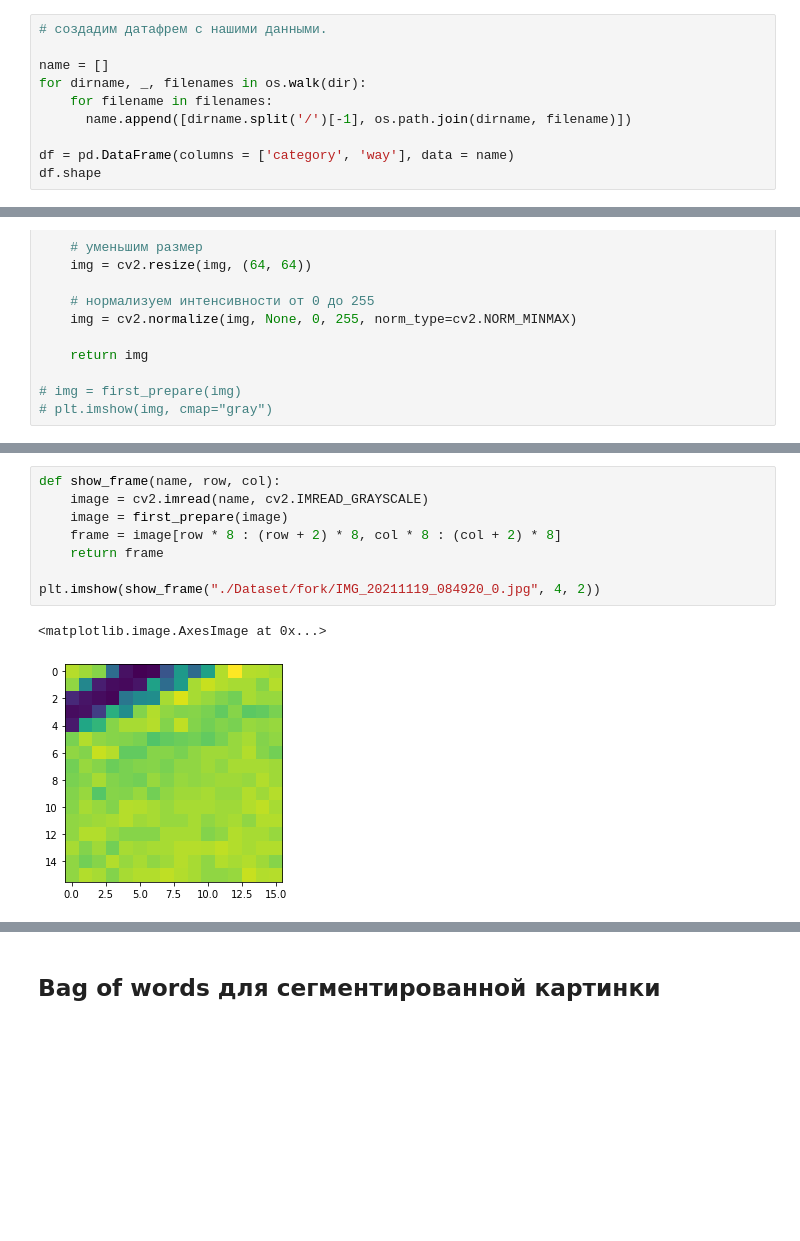
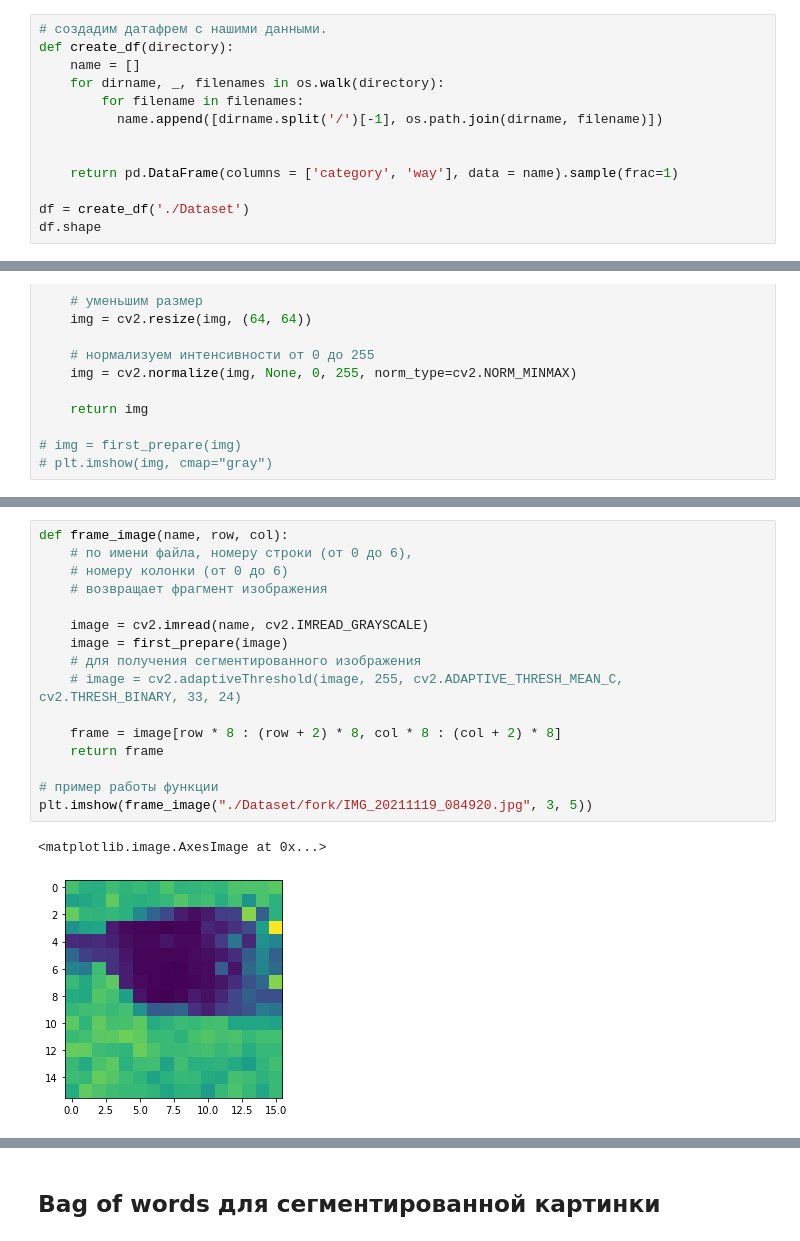
Before and after one commit to TFofanova-py/dish_classifier_NIS, a Jupyter notebook: Bag_of_words.ipynb, the cells around one changed output, grey strips where cells are left out. Saved outputs shown, nothing was run; the diff lists cells and outputs as text; blank space fills up the shorter version.

```diff
--- a/Bag_of_words.ipynb
+++ b/Bag_of_words.ipynb
@@ -13,12 +16,15 @@ import pandas as pd
 dir = './Dataset'
 # %%
 # создадим датафрем с нашими данными.
+def create_df(directory):
+    name = []
+    for dirname, _, filenames in os.walk(directory):
+        for filename in filenames:
+          name.append([dirname.split('/')[-1], os.path.join(dirname, filename)])
 
-name = []
-for dirname, _, filenames in os.walk(dir):
-    for filename in filenames:
-      name.append([dirname.split('/')[-1], os.path.join(dirname, filename)])
 
-df = pd.DataFrame(columns = ['category', 'way'], data = name)
+    return pd.DataFrame(columns = ['category', 'way'], data = name).sample(frac=1)
+
+df = create_df('./Dataset')
 df.shape
 # %% [output]
@@ -103,14 +139,22 @@ def all_frames(file_list):
 
     return frames
 # %%
-def show_frame(name, row, col):
+def frame_image(name, row, col):
+    # по имени файла, номеру строки (от 0 до 6),
+    # номеру колонки (от 0 до 6)
+    # возвращает фрагмент изображения
+
     image = cv2.imread(name, cv2.IMREAD_GRAYSCALE)
     image = first_prepare(image)
+    # для получения сегментированного изображения
+    # image = cv2.adaptiveThreshold(image, 255, cv2.ADAPTIVE_THRESH_MEAN_C, cv2.THRESH_BINARY, 33, 24)
+
     frame = image[row * 8 : (row + 2) * 8, col * 8 : (col + 2) * 8]
     return frame
 
-plt.imshow(show_frame("./Dataset/fork/IMG_20211119_084920_0.jpg", 4, 2))
+# пример работы функции
+plt.imshow(frame_image("./Dataset/fork/IMG_20211119_084920.jpg", 3, 5))
 # %% [output]
 <matplotlib.image.AxesImage at 0x...>
-[figure, old version]
+[figure, new version]
 # %%
```
Also changed, not shown: parts of 51 cells of this notebook.
